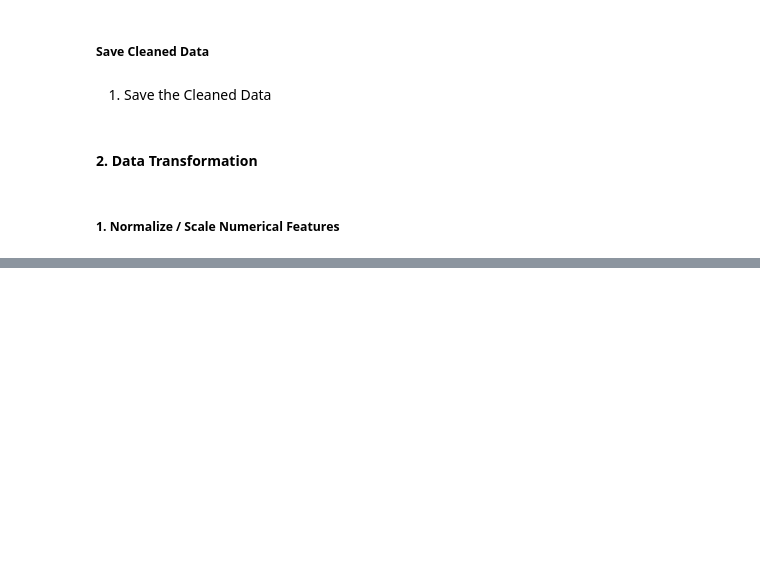
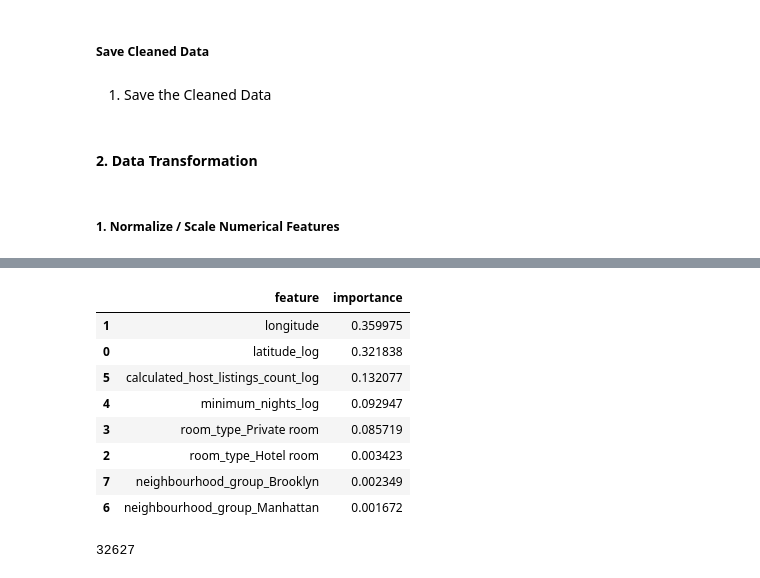
Before and after one commit to mts205/NYC-Airbnb-EDA, a Jupyter notebook: notebooks/data-preprocessing.ipynb, the cells around one changed output, grey strips where cells are left out. Cells and saved outputs as stored; diff of their text form; code cells hidden in the pictures; blank space fills up the shorter version.

```diff
--- a/notebooks/data-preprocessing.ipynb
+++ b/notebooks/data-preprocessing.ipynb
@@ -750,0 +1056,36 @@ cleaned_df.to_csv('../data/processed/cleaned_NYC-Airbnb-2023.csv', index=False)
+# %%
+from sklearn.ensemble import RandomForestRegressor
+from sklearn.model_selection import train_test_split
+
+# Selecting features
+features = df_fe[['latitude_log', 'longitude', 'room_type_Hotel room', 'room_type_Private room',
+                 'minimum_nights_log', 'calculated_host_listings_count_log', 'neighbourhood_group_Manhattan',
+                 'neighbourhood_group_Brooklyn']]
+target = df_fe['price']
+
+# Train-test split
+X_train, X_test, y_train, y_test = train_test_split(features, target, test_size=0.2, random_state=42)
+
+# Model training
+model = RandomForestRegressor()
+model.fit(X_train, y_train)
+
+# Feature importance
+importance = model.feature_importances_
+feature_importance = pd.DataFrame({'feature': features.columns, 'importance': importance}).sort_values(by='importance', ascending=False)
+feature_importance
+# %% [output]
+|  | feature | importance |
+| 1 | longitude | 0.359975 |
+| 0 | latitude_log | 0.321838 |
+| 5 | calculated_host_listings_count_log | 0.132077 |
+| 4 | minimum_nights_log | 0.092947 |
+| 3 | room_type_Private room | 0.085719 |
+| 2 | room_type_Hotel room | 0.003423 |
+| 7 | neighbourhood_group_Brooklyn | 0.002349 |
+| 6 | neighbourhood_group_Manhattan | 0.001672 |
+# %%
+# Check the distribution of last_review
+print((df_fe['last_review'] > '1970-01-01').sum())
+# %% [output]
+32627
```
Also changed, not shown: parts of 42 cells of this notebook.
